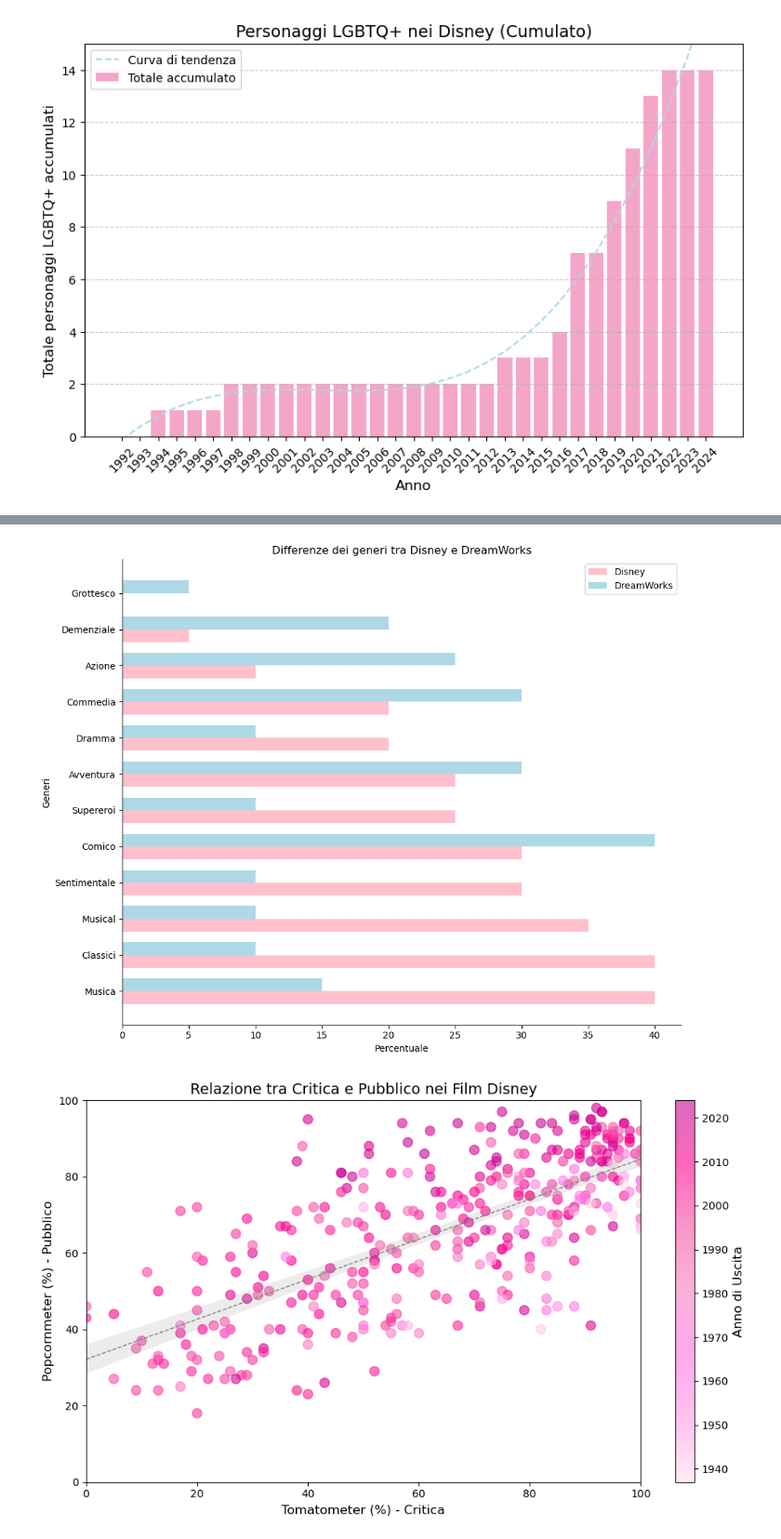
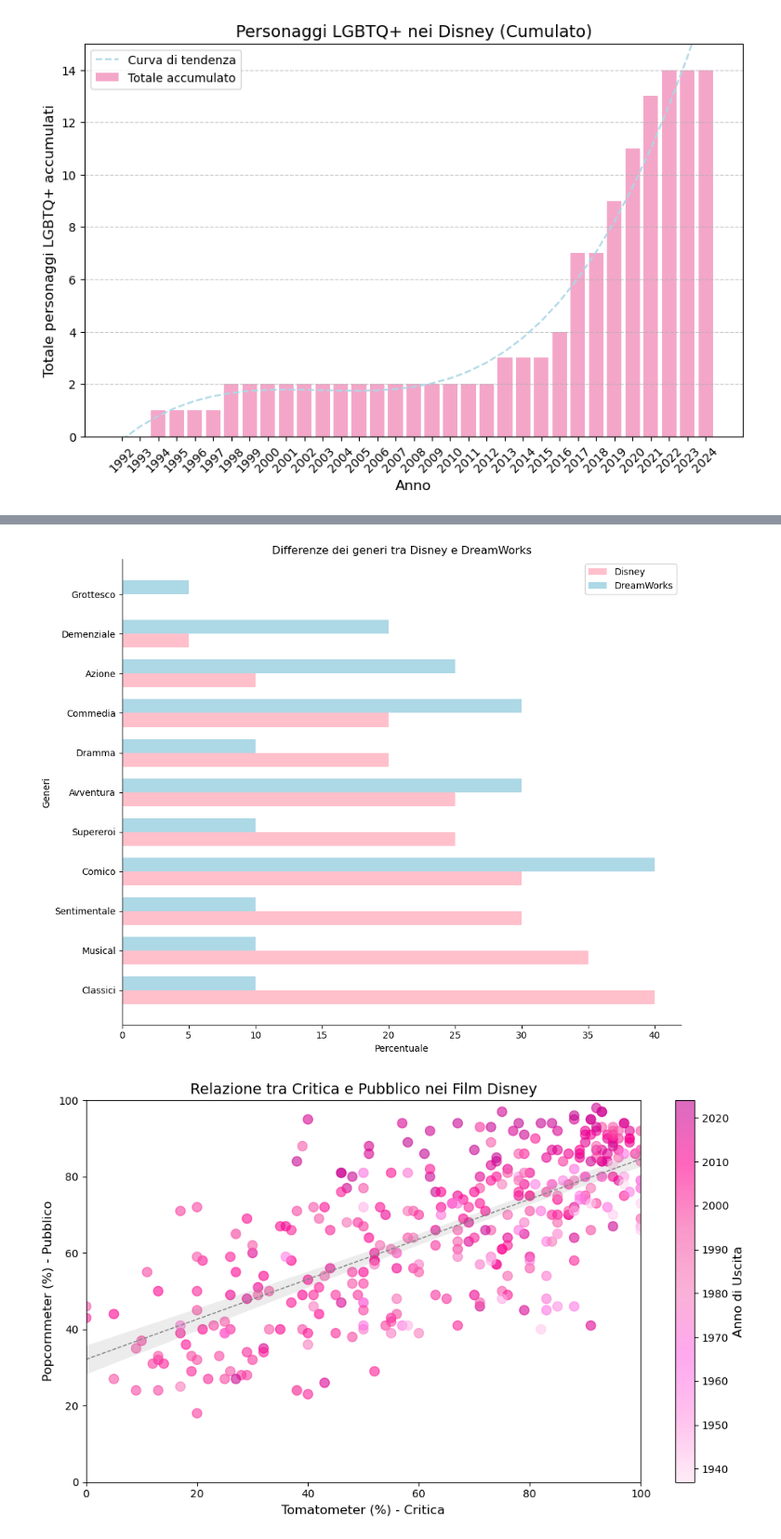
Before and after one commit to TizianoSanchez20/presentazione_disney, a Jupyter notebook: notebooks/disney_graph.ipynb, the cells around one changed output, grey strips where cells are left out. Shown at 93% size. Saved outputs shown, nothing was run; the diff lists cells and outputs as text; code cells hidden in the pictures.

```diff
--- a/notebooks/disney_graph.ipynb
+++ b/notebooks/disney_graph.ipynb
@@ -1066,11 +1370,11 @@ plt.show()
 # %%
 # Dati per Disney e DreamWorks
-disney_data = [25, 10, 40, 30, 20, 5, 20, 0, 40, 35, 30, 25]
-dreamworks_data = [30, 25, 10, 40, 30, 20, 10, 5, 15, 10, 10, 10]
+disney_data = [25, 10, 40, 30, 20, 5, 20, 0, 35, 30, 25]
+dreamworks_data = [30, 25, 10, 40, 30, 20, 10, 5, 10, 10, 10]
 
 # Etichette per i generi
 labels = ['Avventura', 'Azione', 'Classici', 'Comico', 'Commedia', 'Demenziale',
-          'Dramma', 'Grottesco', 'Musica', 'Musical',
+          'Dramma', 'Grottesco', 'Musical',
           'Sentimentale', 'Supereroi']
 
 # Ordinamento in base ai valori di Disney (dal più alto al più basso)
@@ -1085,32 +1389,32 @@ labels = np.array(labels)[sorted_indices]
 y = np.arange(len(labels))  # Posizione delle barre
 height = 0.35  # Altezza delle barre
 
 fig, ax = plt.subplots(figsize=(10, 8))
 
 # Barre per Disney e DreamWorks
 bars1 = ax.barh(y - height/2, disney_data, height, label='Disney', color='pink')
 bars2 = ax.barh(y + height/2, dreamworks_data, height, label='DreamWorks', color='lightblue')
 
 # Aggiunta delle etichette, titolo e altre configurazioni
 ax.set_xlabel('Percentuale')
 ax.set_ylabel('Generi')
 ax.set_title('Differenze dei generi tra Disney e DreamWorks')
 ax.set_yticks(y)
 ax.set_yticklabels(labels)
 ax.legend()
 
 # Togliamo lo sfondo
 ax = plt.gca()
 plt.gca().set_facecolor('none')
 plt.gcf().patch.set_facecolor('none')
 
 # Rimuovere il bordo superiore e destro
 ax.spines['top'].set_visible(False)
 ax.spines['right'].set_visible(False)
 
 # Mostra il grafico
 plt.tight_layout()
 plt.show()
 # %% [output]
-[figure, old version]
+[figure, new version]
 # %%
```
Also changed, not shown: parts of 31 cells of this notebook, 1 other file.
